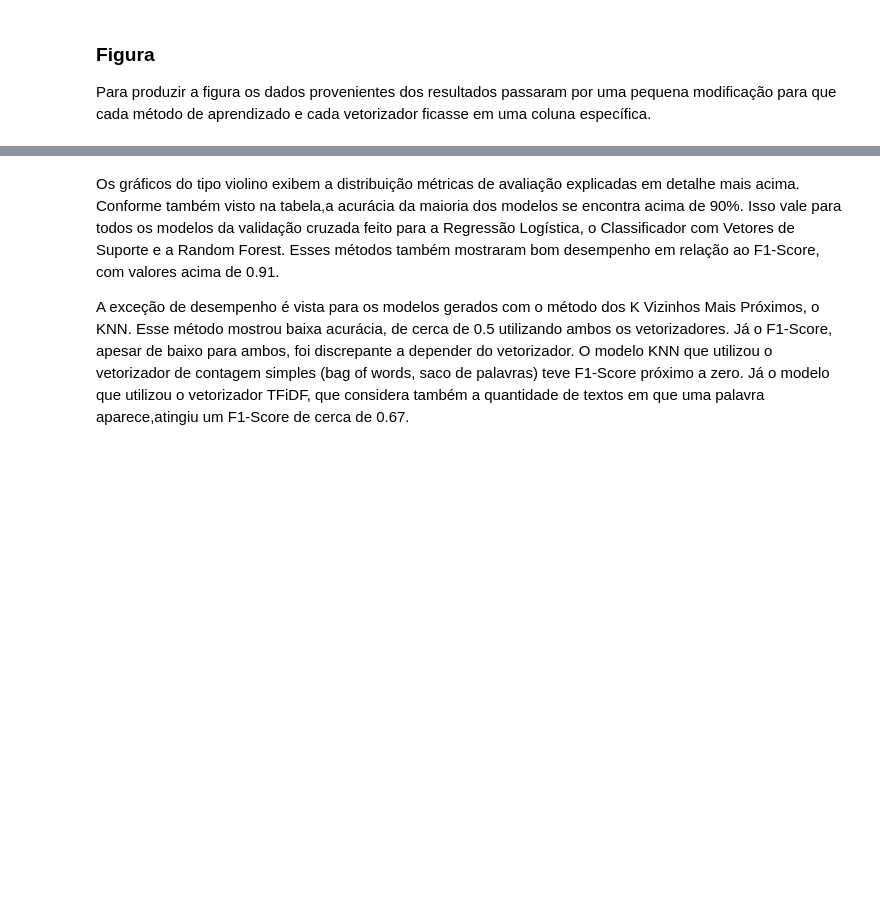
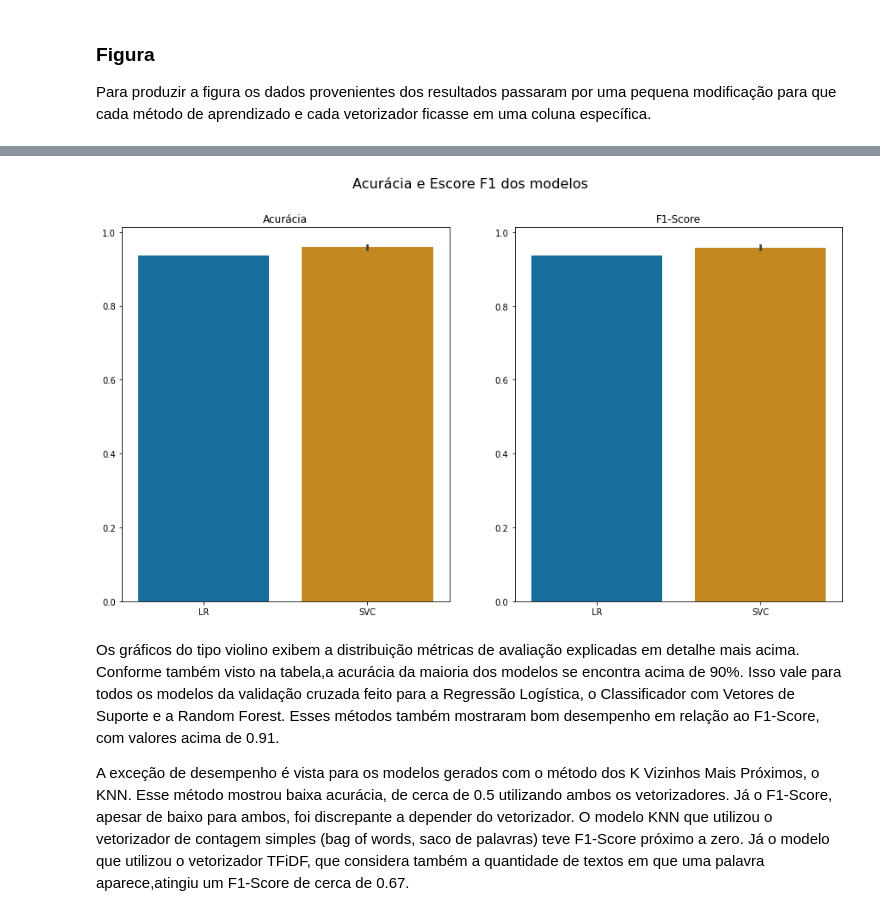
Before and after one commit to atlantico-academy/apura, a Jupyter notebook: notebooks/03 - Comparative Analysis.ipynb, the cells around one changed output, grey strips where cells are left out. Saved outputs shown, nothing was run; the diff lists cells and outputs as text; code cells hidden in the pictures; blank space fills up the shorter version.

Commit message:
Atualiza grid search e visualização dos resultados

```diff
--- a/notebooks/03 - Comparative Analysis.ipynb
+++ b/notebooks/03 - Comparative Analysis.ipynb
@@ -143,6 +144,10 @@ models = [{
         'bootstrap': [True, False]
     }
 }]
+# %%
+# seleciona os modelos c menor fit time
+# apagar quando for gerar e selecionar os modelos finais
+models = list(models[i] for i in [0,2])
 # %% [markdown]
 ## Redução de Dimensionalidade
 
@@ -243,0 +231,3 @@ df_results = (
+# %%
+scores = organize.concatenate(*model_scores)
+scores
@@ -265,0 +292,5 @@ results_df[['vectorizer', 'method']] = results_df['model'].str.split('-', expand
+# %%
+results_df = (pd
+.DataFrame(scores)
+)
+results_df
@@ -266,21 +303,20 @@ results_df[['vectorizer', 'method']] = results_df['model'].str.split('-', expand
 # %%
 fig, (ax1, ax2) = plt.subplots(1,2, figsize=(15,8))
+fig.suptitle('Acurácia e Escore F1 dos modelos', fontsize=16)
 
-sns.violinplot(x="method", y="test_accuracy", hue="vectorizer",
-               palette="colorblind", data=results_df, cut=0, ax=ax1)
+sns.barplot(x="model", y="test_accuracy", palette="colorblind",
+            data=results_df, ax=ax1)
 ax1.set_title("Acurácia")
-ax1.set_xlabel("Modelo de Predição")
-ax1.set_ylabel("Acurácia dos conjuntos de teste")
-ax1.legend(title="Vetorizador")
+ax1.set(xlabel=None, ylabel=None)
 
-sns.violinplot(x="method", y="test_f1", hue="vectorizer",
-               palette="colorblind", data=results_df, cut=0, ax=ax2)
-ax2.set_title("Comparação F1-Score")
-ax2.set_xlabel("Modelo de Predição")
-ax2.set_ylabel("F1-Score dos conjuntos de teste")
-ax2.legend(title="Vetorizador")
+sns.barplot(x="model", y="test_f1", palette="colorblind",
+            data=results_df, ax=ax2)
+ax2.set_title("F1-Score")
+ax2.set(xlabel=None, ylabel=None)
 
 plt.show()
+# %% [output]
+[figure, added]
 # %% [markdown]
 Os gráficos do tipo violino exibem a distribuição métricas de avaliação explicadas em detalhe mais acima. Conforme também visto na tabela,a acurácia da maioria dos modelos se encontra acima de 90%. Isso vale para todos os modelos da validação cruzada feito para a Regressão Logística, o Classificador com Vetores de Suporte e a Random Forest. Esses métodos também mostraram bom desempenho em relação ao F1-Score, com valores acima de 0.91.
 
```
Also changed, not shown: parts of 10 cells of this notebook.
